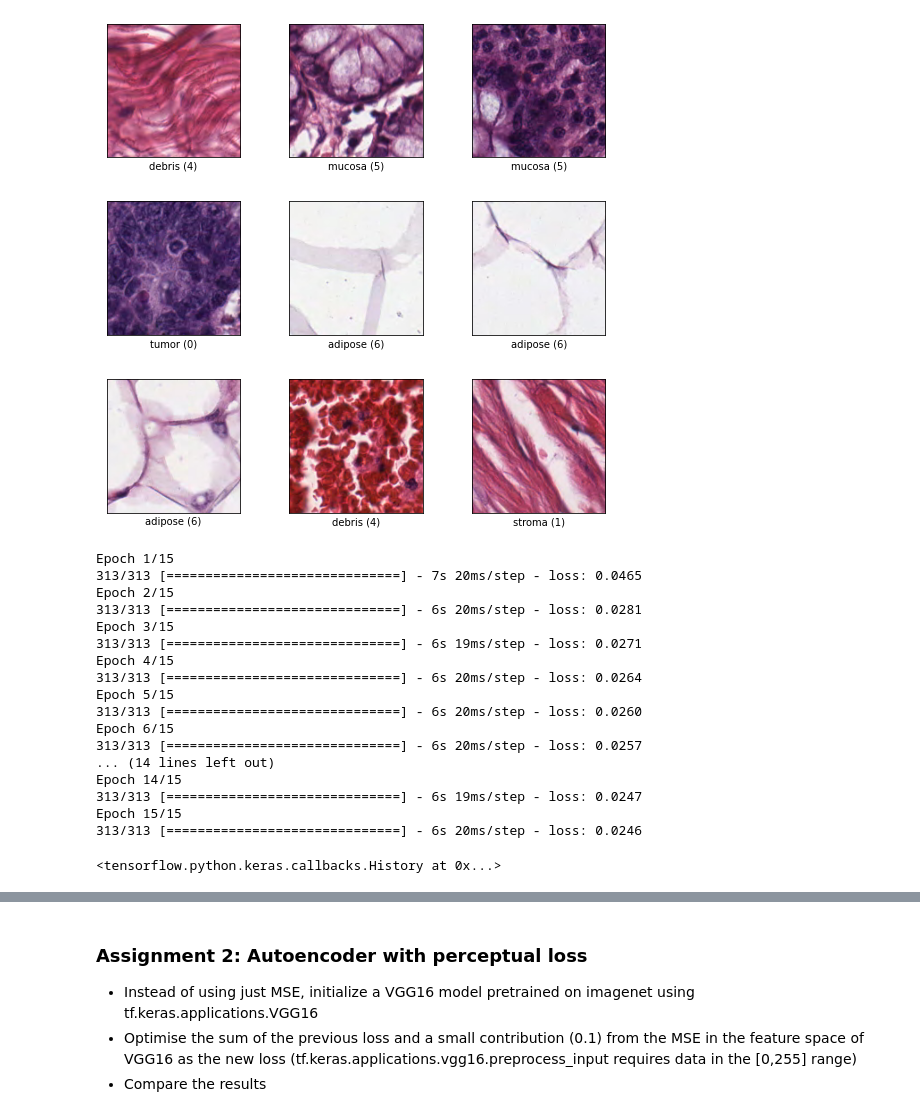
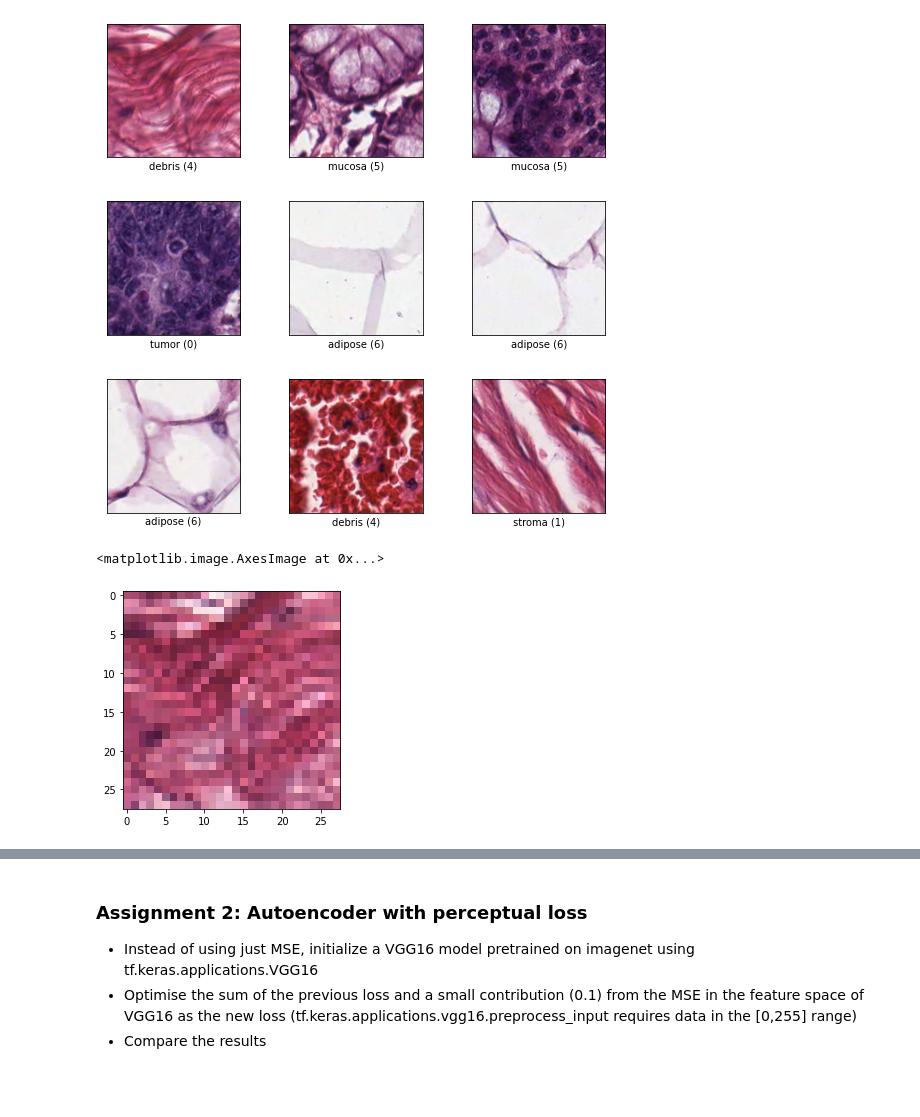
Before and after one commit to cpeluso/Bioinformatics-LAB9, a Jupyter notebook: LAB9.ipynb, the cells around one changed output, grey strips where cells are left out. Saved outputs shown, nothing was run; the diff lists cells and outputs as text; code cells hidden in the pictures; blank space fills up the shorter version.

```diff
--- a/LAB9.ipynb
+++ b/LAB9.ipynb
@@ -106,29 +64,17 @@ class Autoencoder():
 # %%
-input_img = (28,28,3)
+input_img = (HEIGHT, WIDTH, 3)
 
 autoencoder = Autoencoder(input_img)
-autoencoder.model.compile(optimizer = "adam", loss = tf.keras.losses.MeanSquaredError())
+autoencoder.compile(optimizer = "adam", loss = tf.keras.losses.MeanSquaredError())
 
-autoencoder.model.fit(images,
-                epochs=15,
+autoencoder.fit(images,
+                epochs=100,
                 batch_size=16,
                 shuffle=True)
-# %% [output]
-Epoch 1/15
-313/313 [==============================] - 7s 20ms/step - loss: 0.0465
-Epoch 2/15
-313/313 [==============================] - 6s 20ms/step - loss: 0.0281
-Epoch 3/15
-313/313 [==============================] - 6s 19ms/step - loss: 0.0271
-Epoch 4/15
-313/313 [==============================] - 6s 20ms/step - loss: 0.0264
-Epoch 5/15
-313/313 [==============================] - 6s 20ms/step - loss: 0.0260
-Epoch 6/15
-313/313 [==============================] - 6s 20ms/step - loss: 0.0257
-... (14 lines left out)
-Epoch 14/15
-313/313 [==============================] - 6s 19ms/step - loss: 0.0247
-Epoch 15/15
-313/313 [==============================] - 6s 20ms/step - loss: 0.0246
-<tensorflow.python.keras.callbacks.History at 0x...>
+# %%
+plt.imshow(
+    tf.cast(next(iter(images.take(1))), tf.dtypes.float32)[0][0]
+)
+# %% [output]
+<matplotlib.image.AxesImage at 0x...>
+[figure, added]
```
Also changed, not shown: parts of 21 cells of this notebook.
